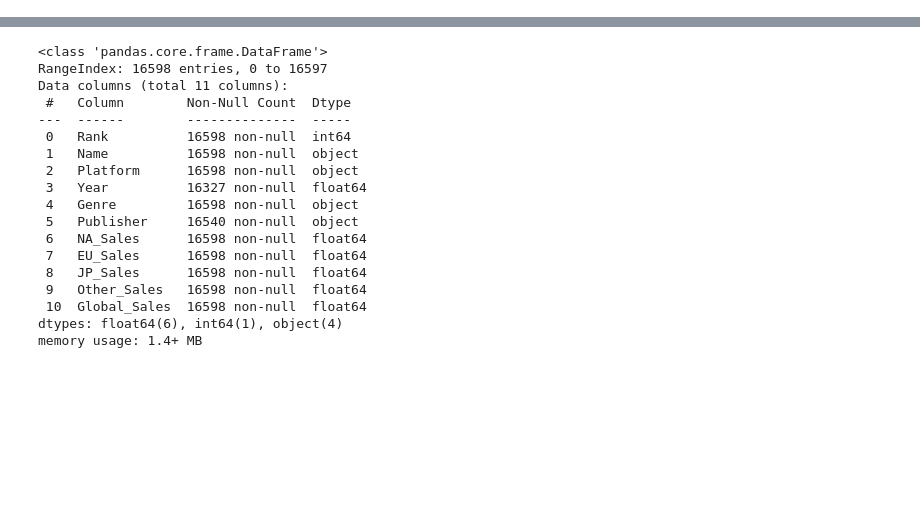
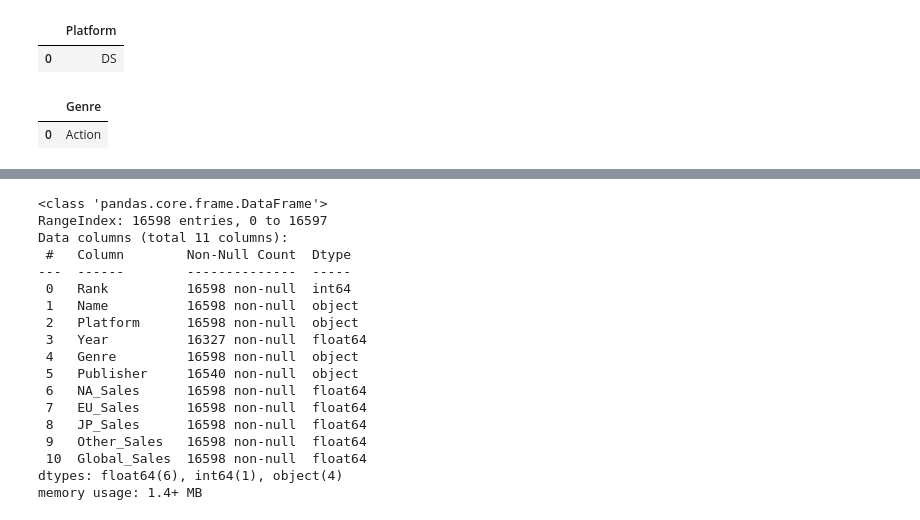
Before and after one commit to LeeThomas13/jupyter-notebooks, a Jupyter notebook: vg-stats/vg-stats.ipynb, the cells around one changed output, grey strips where cells are left out. Saved outputs shown, nothing was run; the diff lists cells and outputs as text; code cells hidden in the pictures; blank space fills up the shorter version.

```diff
--- a/vg-stats/vg-stats.ipynb
+++ b/vg-stats/vg-stats.ipynb
@@ -23,0 +80,12 @@ import pandas as pd
+# %%
+# 2. What’s the most common platform?
+df[['Platform']].mode()
+# %% [output]
+|  | Platform |
+| 0 | DS |
+# %%
+# 3. What about the most common genre?
+df[['Genre']].mode()
+# %% [output]
+|  | Genre |
+| 0 | Action |
```
Also changed, not shown: parts of 10 cells of this notebook.
